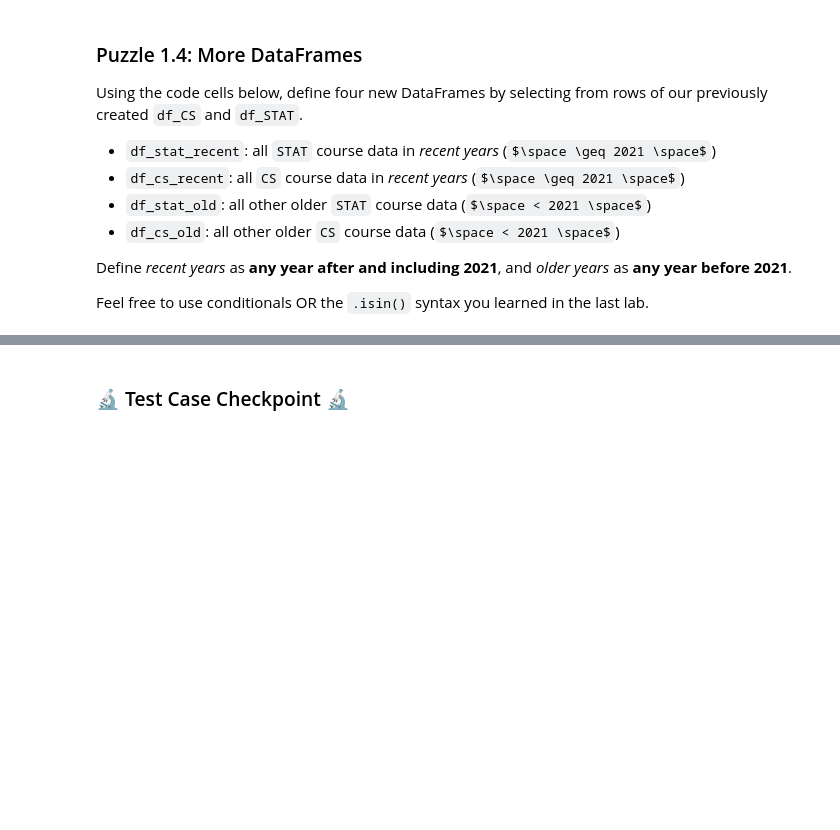
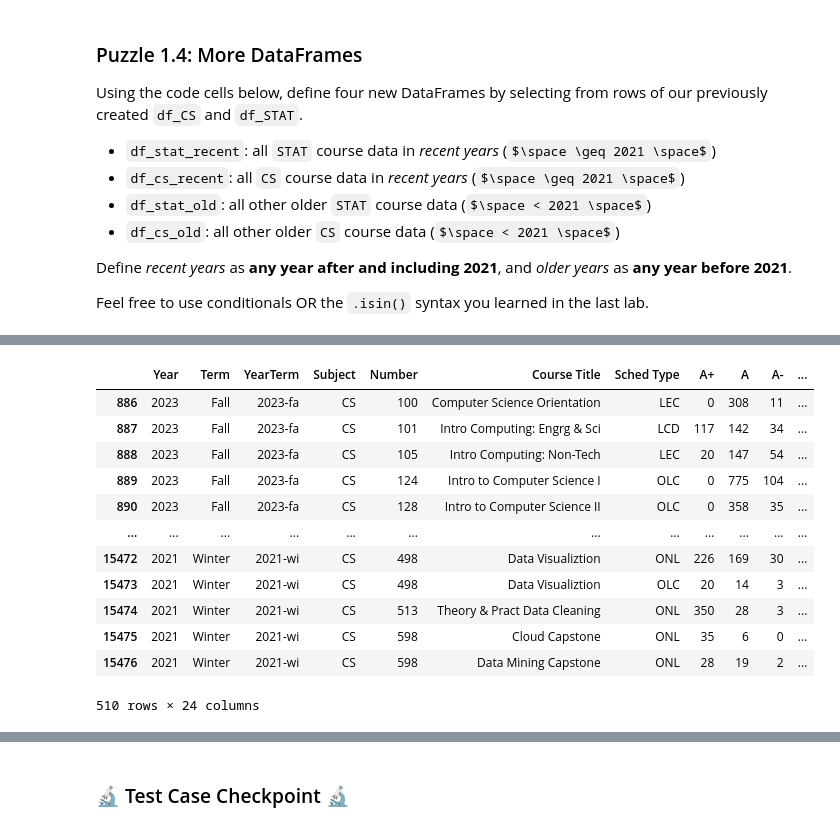
Before and after one commit to 168904578/hongyuq2, a Jupyter notebook: lab_simpsons_paradox/lab_simpsons_paradox.ipynb, the cells around one changed output, grey strips where cells are left out. Drawn from its saved outputs; the diff is of its cells as text; code cells hidden in the pictures; some formulas as TeX source; blank space fills up the shorter version.

```diff
--- a/lab_simpsons_paradox/lab_simpsons_paradox.ipynb
+++ b/lab_simpsons_paradox/lab_simpsons_paradox.ipynb
@@ -208,0 +274,17 @@ df_cs_old = ...
+# %%
+df_cs_recent = df_CS[df_CS['Year']>=2021]
+df_cs_recent
+# %% [output]
+|  | Year | Term | YearTerm | Subject | Number | Course Title | Sched Type | A+ | A | A- | ... |
+| 886 | 2023 | Fall | 2023-fa | CS | 100 | Computer Science Orientation | LEC | 0 | 308 | 11 | ... |
+| 887 | 2023 | Fall | 2023-fa | CS | 101 | Intro Computing: Engrg & Sci | LCD | 117 | 142 | 34 | ... |
+| 888 | 2023 | Fall | 2023-fa | CS | 105 | Intro Computing: Non-Tech | LEC | 20 | 147 | 54 | ... |
+| 889 | 2023 | Fall | 2023-fa | CS | 124 | Intro to Computer Science I | OLC | 0 | 775 | 104 | ... |
+| 890 | 2023 | Fall | 2023-fa | CS | 128 | Intro to Computer Science II | OLC | 0 | 358 | 35 | ... |
+| ... | ... | ... | ... | ... | ... | ... | ... | ... | ... | ... | ... |
+| 15472 | 2021 | Winter | 2021-wi | CS | 498 | Data Visualiztion | ONL | 226 | 169 | 30 | ... |
+| 15473 | 2021 | Winter | 2021-wi | CS | 498 | Data Visualiztion | OLC | 20 | 14 | 3 | ... |
+| 15474 | 2021 | Winter | 2021-wi | CS | 513 | Theory & Pract Data Cleaning | ONL | 350 | 28 | 3 | ... |
+| 15475 | 2021 | Winter | 2021-wi | CS | 598 | Cloud Capstone | ONL | 35 | 6 | 0 | ... |
+| 15476 | 2021 | Winter | 2021-wi | CS | 598 | Data Mining Capstone | ONL | 28 | 19 | 2 | ... |
+510 rows × 24 columns
```
Also changed, not shown: parts of 50 cells of this notebook.
